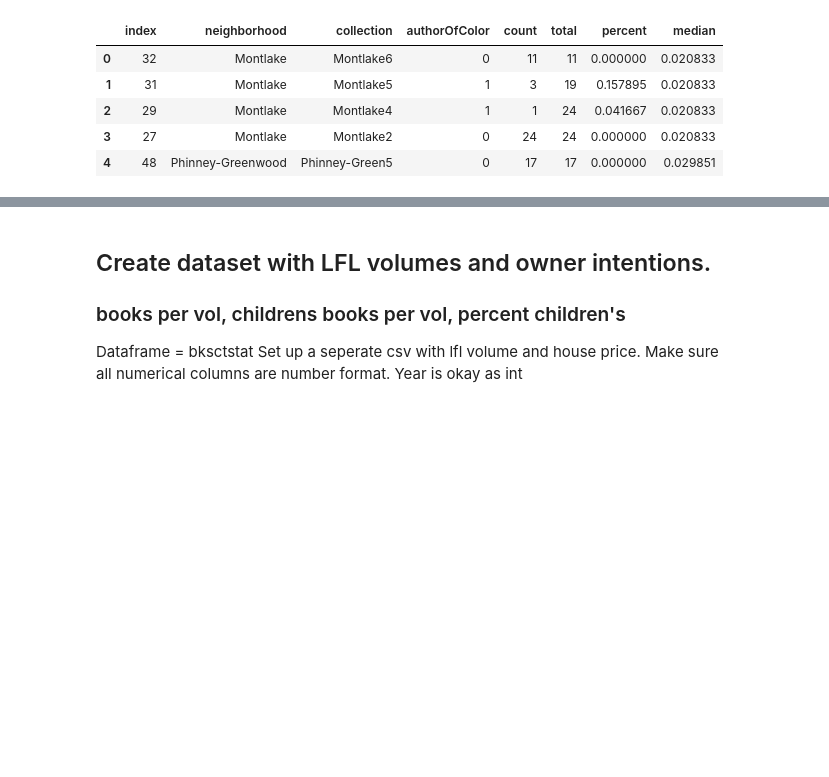
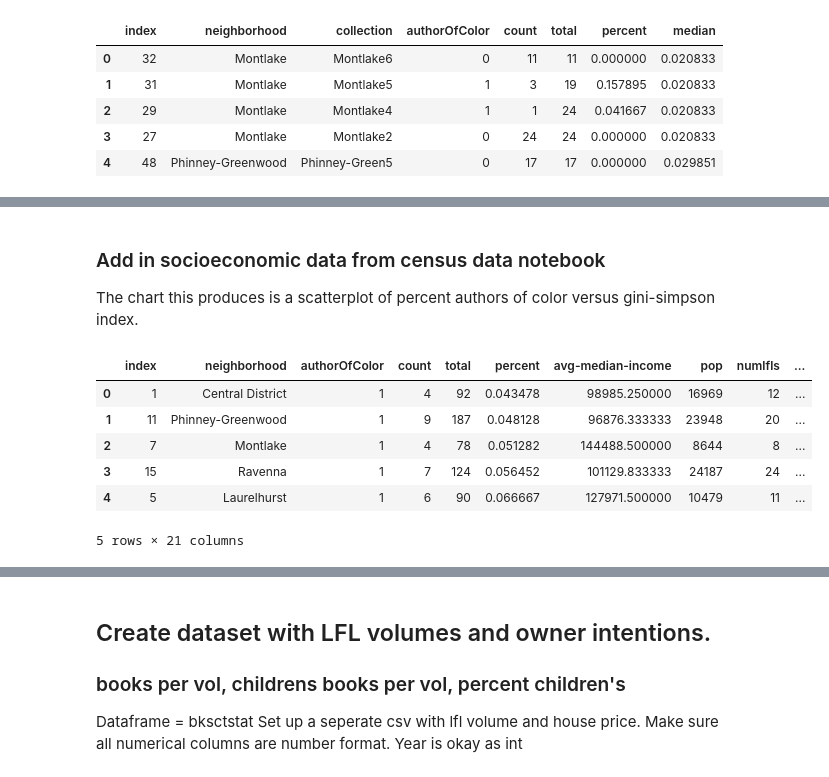
Before and after one commit to amckennafoster/seattle-littlefreelibrary, a Jupyter notebook: code/LFL-Analysis.ipynb, the cells around one changed output, grey strips where cells are left out. Cells and saved outputs as stored; diff of their text form; code cells hidden in the pictures; blank space fills up the shorter version.

```diff
--- a/code/LFL-Analysis.ipynb
+++ b/code/LFL-Analysis.ipynb
@@ -508,0 +505,3 @@ for item in bplot.get_xticklabels():
+# %% [markdown]
+### Add in socioeconomic data from census data notebook
+The chart this produces is a scatterplot of percent authors of color versus gini-simpson index.
@@ -508,0 +510,12 @@ for item in bplot.get_xticklabels():
+# %%
+#Merge with the lfl number dataset
+dfAocSocio = pd.merge(bksauthorshood, dfsocioecon, on='neighborhood', how='inner')
+dfAocSocio.head()
+# %% [output]
+|  | index | neighborhood | authorOfColor | count | total | percent | avg-median-income | pop | numlfls | ... |
+| 0 | 1 | Central District | 1 | 4 | 92 | 0.043478 | 98985.250000 | 16969 | 12 | ... |
+| 1 | 11 | Phinney-Greenwood | 1 | 9 | 187 | 0.048128 | 96876.333333 | 23948 | 20 | ... |
+| 2 | 7 | Montlake | 1 | 4 | 78 | 0.051282 | 144488.500000 | 8644 | 8 | ... |
+| 3 | 15 | Ravenna | 1 | 7 | 124 | 0.056452 | 101129.833333 | 24187 | 24 | ... |
+| 4 | 5 | Laurelhurst | 1 | 6 | 90 | 0.066667 | 127971.500000 | 10479 | 11 | ... |
+5 rows × 21 columns
```
Also changed, not shown: parts of 9 cells of this notebook, 3 other files.
